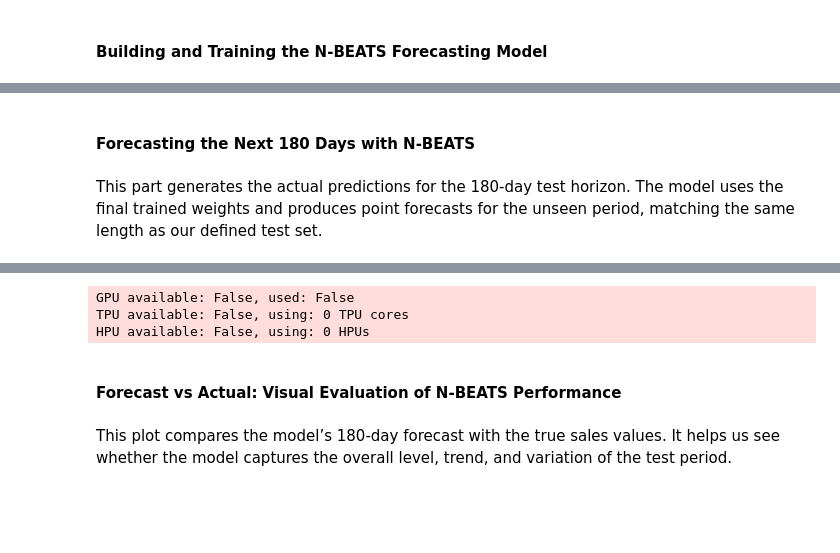
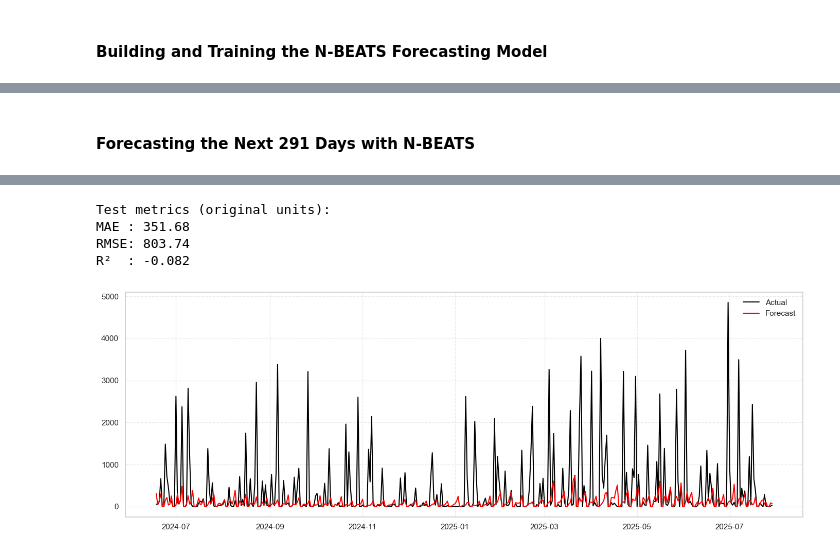
Before and after one commit to mansari40/Time_Series_Project-BBQ, a Jupyter notebook: Time series Project.ipynb, the cells around one changed output, grey strips where cells are left out. Saved outputs shown, nothing was run; the diff lists cells and outputs as text; code cells hidden in the pictures; blank space fills up the shorter version.

```diff
--- a/Time series Project.ipynb
+++ b/Time series Project.ipynb
@@ -1521,32 +2039,58 @@ nbeats_model = NBEATSModel(
 # %% [markdown]
-#### Forecasting the Next 180 Days with N-BEATS
+#### Forecasting the Next 291 Days with N-BEATS
-# %% [markdown]
-This part generates the actual predictions for the 180-day test horizon. The model uses the final trained weights and produces point forecasts for the unseen period, matching the same length as our defined test set.
 # %%
-# fit model on scaled log1p target
-nbeats_model.fit(
-    series=ts_train_s,
-    past_covariates=cov_train_s,
-    val_series=ts_val_s,
-    val_past_covariates=cov_val_s,
-    verbose=True
-)
+# build (train + val) history
+target_history_s = target_train_s.concatenate(target_val_s)
+cov_history_s = cov_train_s.concatenate(cov_val_s)
 
-# build (train + val)
-ts_hist_s = ts_train_s.concatenate(ts_val_s)
-cov_hist_s = cov_train_s.concatenate(cov_val_s)
+# extend covariates through the full test horizon (history + test)
+cov_all_s = cov_history_s.concatenate(cov_test_s)
 
-# extend covariates
-cov_all_s = cov_hist_s.concatenate(cov_test_s)
-
-# generate predictions
-pred_s = nbeats_model.predict(
-    n=ts_test_s.n_timesteps,
-    series=ts_hist_s,
+# forecast full test length in scaled log space
+pred_scaled = nbeats_model.predict(
+    n=target_test_s.n_timesteps,
+    series=target_history_s,
     past_covariates=cov_all_s,
     show_warnings=False,
     verbose=False
 )
+
+# inverse scaling -> log1p
+pred_log = target_scaler.inverse_transform(pred_scaled)
+true_log = target_scaler.inverse_transform(target_test_s)
+
+# back to original units
+pred = pred_log.map(lambda x: np.expm1(x))
+true = true_log.map(lambda x: np.expm1(x))
+
+# avoid negatives
+pred = pred.map(lambda x: np.maximum(x, 0))
+
+# metrics in original units
+from sklearn.metrics import mean_absolute_error, mean_squared_error, r2_score
+
+y_true = true.values().flatten()
+y_pred = pred.values().flatten()
+
+mae_value = mean_absolute_error(y_true, y_pred)
+rmse_value = np.sqrt(mean_squared_error(y_true, y_pred))
+r2_value = r2_score(y_true, y_pred)
+
+print("Test metrics (original units):")
+print(f"MAE : {mae_value:.2f}")
+print(f"RMSE: {rmse_value:.2f}")
+print(f"R²  : {r2_value:.3f}")
+
+# visual check
+import matplotlib.pyplot as plt
+
+plt.figure(figsize=(14, 5))
+plt.plot(true.time_index, y_true, label="Actual", color="black")
+plt.plot(pred.time_index, y_pred, label="Forecast", color="red")
+plt.grid(True, linestyle="--", alpha=0.4)
+plt.legend()
+plt.tight_layout()
+plt.show()
 # %% [output]
 GPU available: False, used: False
 TPU available: False, using: 0 TPU cores
@@ -1570,7 +2098,5 @@ HPU available: False, using: 0 HPUs
-GPU available: False, used: False
-TPU available: False, using: 0 TPU cores
-HPU available: False, using: 0 HPUs
+Test metrics (original units):
+MAE : 351.68
+RMSE: 803.74
+R²  : -0.082
+[figure, added]
-# %% [markdown]
-#### Forecast vs Actual: Visual Evaluation of N-BEATS Performance
-# %% [markdown]
-This plot compares the model’s 180-day forecast with the true sales values. It helps us see whether the model captures the overall level, trend, and variation of the test period.
```
Also changed, not shown: parts of 58 cells of this notebook, 6 other files.
